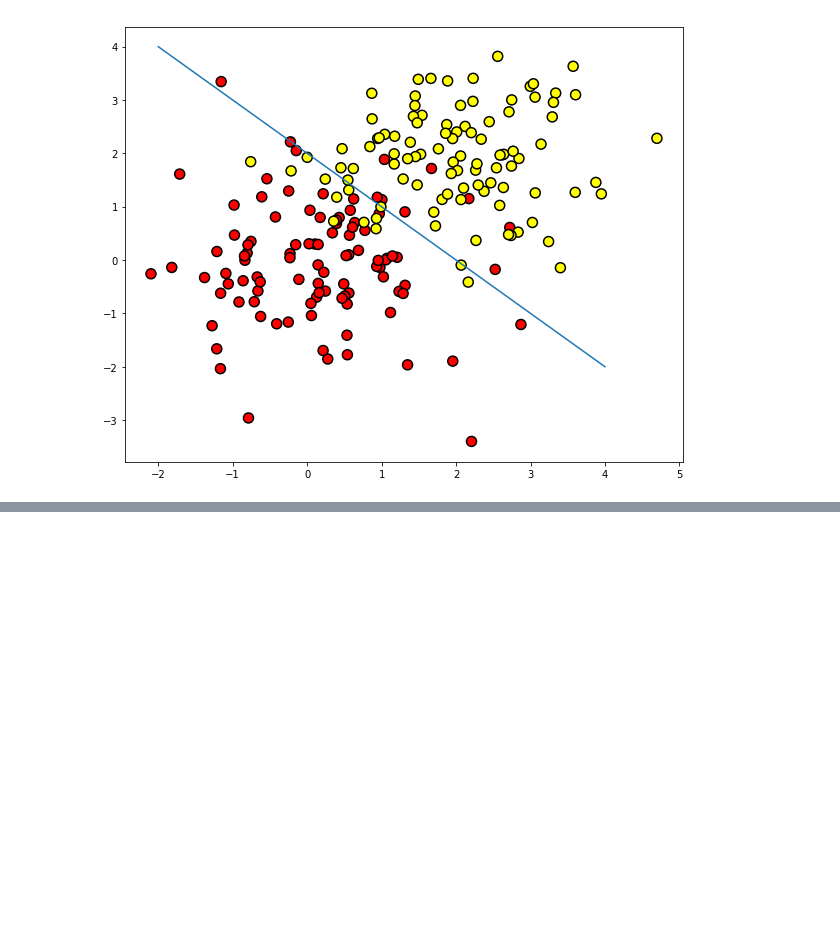
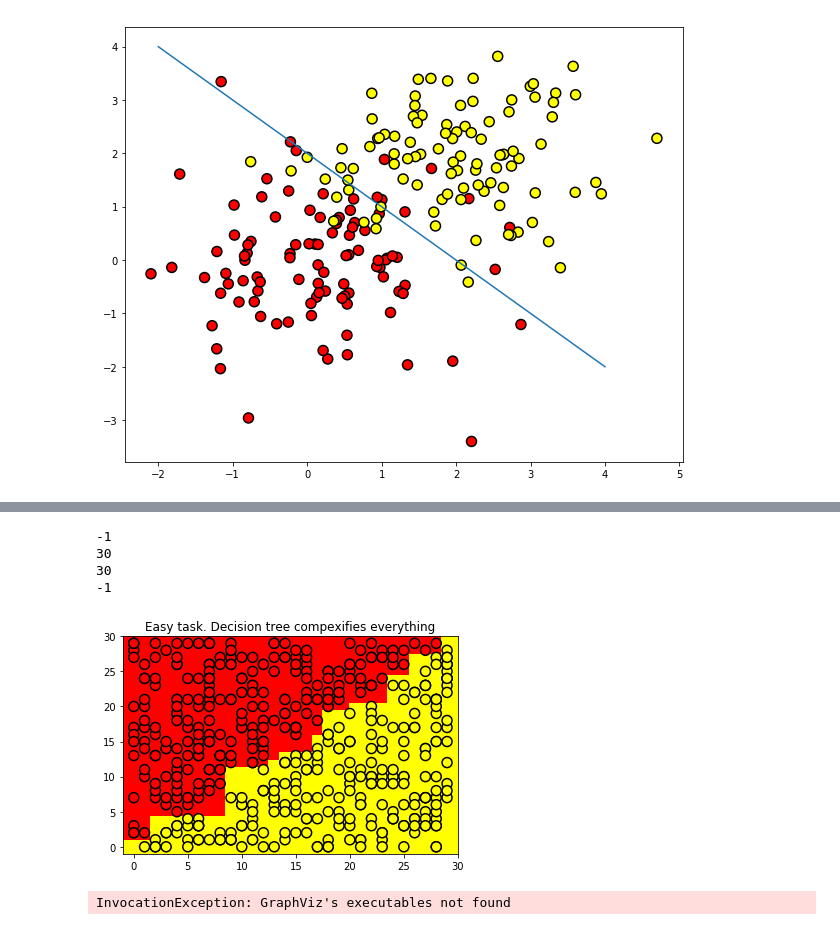
Before and after one commit to dmuml10/mlcourse.ai, a Jupyter notebook: Assignment3/Topic3.ipynb, the cells around one changed output, grey strips where cells are left out. Cells and saved outputs as stored; diff of their text form; code cells hidden in the pictures; blank space fills up the shorter version.

```diff
--- a/Assignment3/Topic3.ipynb
+++ b/Assignment3/Topic3.ipynb
@@ -65,0 +359,23 @@ cmap='autumn', edgecolors='black', linewidth=1.5);
+# %%
+tree = DecisionTreeClassifier(random_state=17).fit(X, y)
+
+xx, yy = get_grid(X)
+predicted = tree.predict(np.c_[xx.ravel(), yy.ravel()]).reshape(xx.shape)
+plt.pcolormesh(xx, yy, predicted, cmap='autumn')
+plt.scatter(X[:, 0], X[:, 1], c=y, s=100,
+cmap='autumn', edgecolors='black', linewidth=1.5)
+plt.title('Easy task. Decision tree compexifies everything');
+# %% [output]
+-1
+30
+30
+-1
+[figure, added]
+# %%
+dot_data = StringIO()
+export_graphviz(tree, feature_names=['x1', 'x2'],
+                out_file=dot_data, filled=True)
+graph = pydotplus.graph_from_dot_data(dot_data.getvalue())
+Image(value=graph.create_png())
+# %% [output]
+InvocationException: GraphViz's executables not found
```
Also changed, not shown: parts of 38 cells of this notebook.
